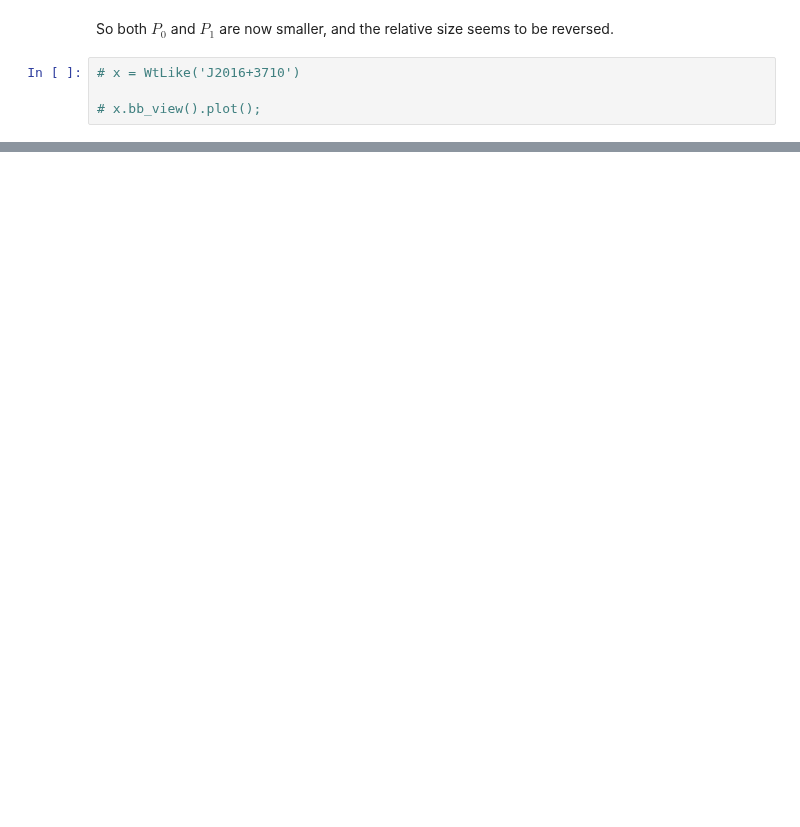
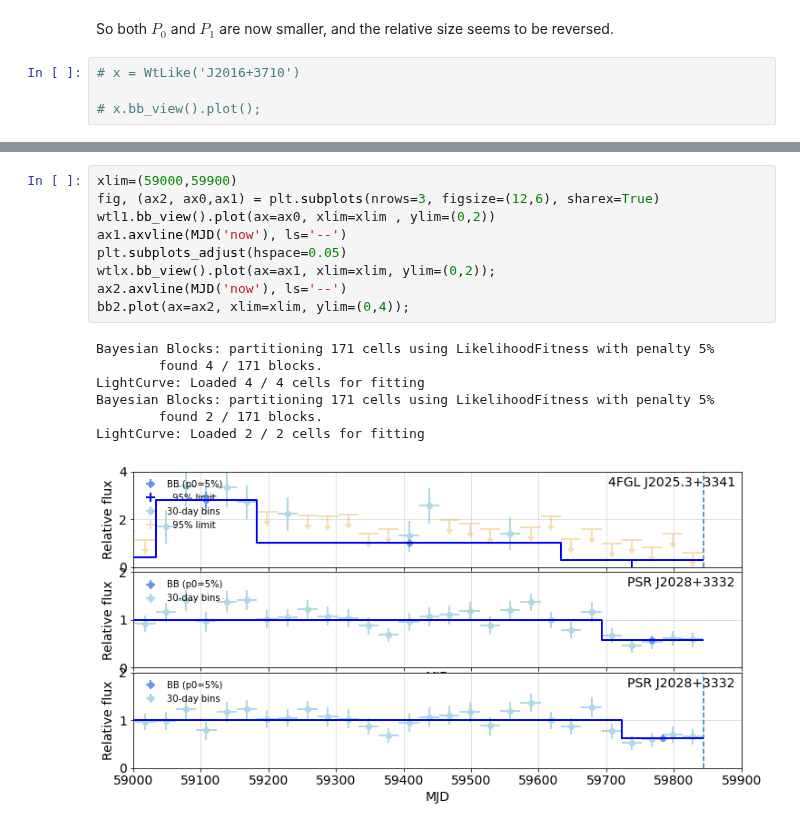
Before and after one commit to tburnett/wtlike, a Jupyter notebook: talks/nearby variable.ipynb, the cells around one changed output, grey strips where cells are left out. Cells and saved outputs as stored; diff of their text form; blank space fills up the shorter version.

```diff
--- a/talks/nearby variable.ipynb
+++ b/talks/nearby variable.ipynb
@@ -160,0 +51,17 @@ So both $P_0$ and $P_1$ are now smaller, and the relative size seems to be rever
+# %%
+xlim=(59000,59900)
+fig, (ax2, ax0,ax1) = plt.subplots(nrows=3, figsize=(12,6), sharex=True)
+wtl1.bb_view().plot(ax=ax0, xlim=xlim , ylim=(0,2))
+ax1.axvline(MJD('now'), ls='--')
+plt.subplots_adjust(hspace=0.05)
+wtlx.bb_view().plot(ax=ax1, xlim=xlim, ylim=(0,2));
+ax2.axvline(MJD('now'), ls='--')
+bb2.plot(ax=ax2, xlim=xlim, ylim=(0,4));
+# %% [output]
+Bayesian Blocks: partitioning 171 cells using LikelihoodFitness with penalty 5%
+        found 4 / 171 blocks.
+LightCurve: Loaded 4 / 4 cells for fitting
+Bayesian Blocks: partitioning 171 cells using LikelihoodFitness with penalty 5%
+        found 2 / 171 blocks.
+LightCurve: Loaded 2 / 2 cells for fitting
+[figure, added]
```
Also changed, not shown: parts of 10 cells of this notebook, 18 other files.
